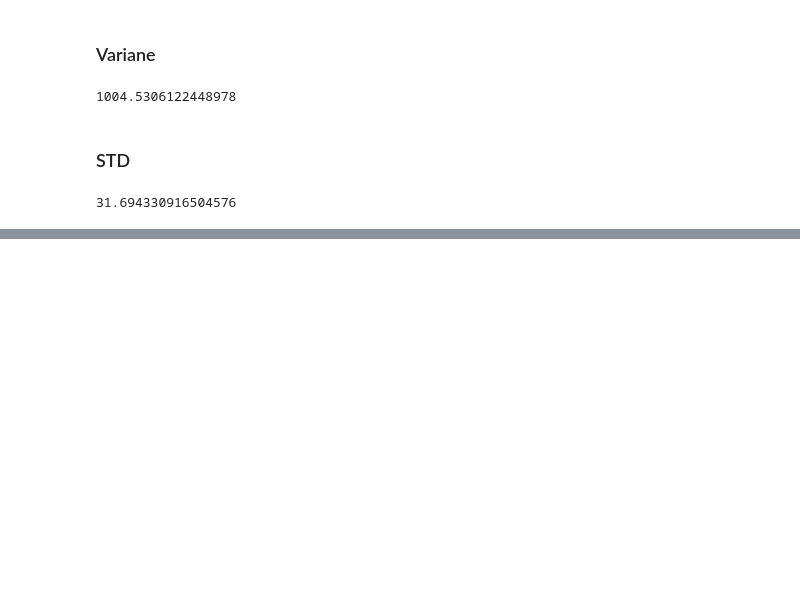
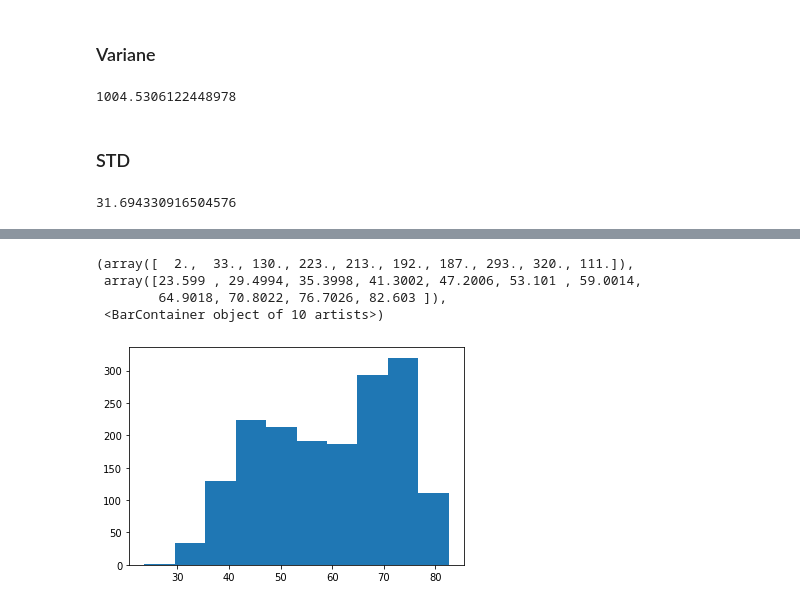
Before and after one commit to azwri/data-science-barmej, a Jupyter notebook: exercises/statistic.ipynb, the cells around one changed output, grey strips where cells are left out. Saved outputs shown, nothing was run; the diff lists cells and outputs as text; code cells hidden in the pictures; blank space fills up the shorter version.

```diff
--- a/exercises/statistic.ipynb
+++ b/exercises/statistic.ipynb
@@ -43,3 +47,5 @@ print(np.var(grades))
 print(np.std(grades))
 # %% [output]
 31.694330916504576
+# %%
+data = pd.read_csv('gapminder-FiveYearData.csv')
@@ -45,0 +77,2 @@ print(np.std(grades))
+# %%
+life_expectancy = data['lifeExp']
@@ -45,0 +94,8 @@ print(np.std(grades))
+# %%
+plt.hist(life_expectancy)
+# %% [output]
+(array([  2.,  33., 130., 223., 213., 192., 187., 293., 320., 111.]),
+ array([23.599 , 29.4994, 35.3998, 41.3002, 47.2006, 53.101 , 59.0014,
+        64.9018, 70.8022, 76.7026, 82.603 ]),
+ <BarContainer object of 10 artists>)
+[figure, added]
```
Also changed, not shown: parts of 12 cells of this notebook, 12 other files.
